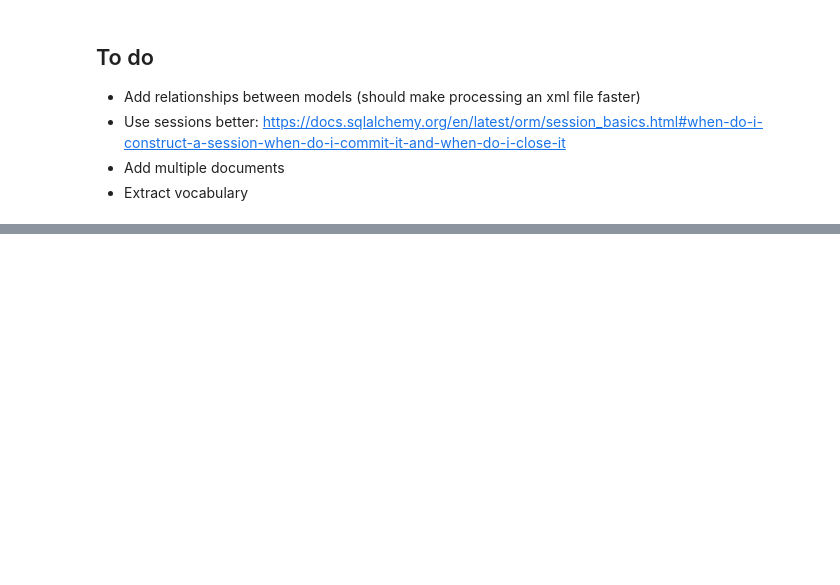
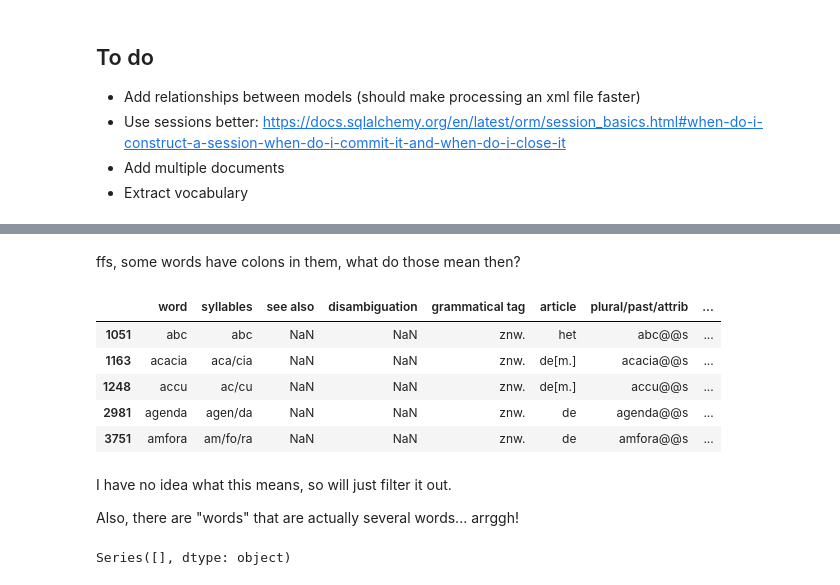
Before and after one commit to TICCLAT/ticclat, a Jupyter notebook: notebooks/ticclat_db_ingestion/groene_boekje.ipynb, the cells around one changed output, grey strips where cells are left out. Drawn from its saved outputs; the diff is of its cells as text; code cells hidden in the pictures; blank space fills up the shorter version.

```diff
--- a/notebooks/ticclat_db_ingestion/groene_boekje.ipynb
+++ b/notebooks/ticclat_db_ingestion/groene_boekje.ipynb
@@ -169,0 +162,6 @@ res
+# %%
+def nd_any(*args):
+    result = (args[0] | args[0])
+    for arg in args:
+        result = (result | arg)
+    return result
@@ -169,0 +316,17 @@ res
+# %% [markdown]
+ffs, some words have colons in them, what do those mean then?
+# %%
+df_GB1995_colon = df_GB1995[nd_any(*tuple(df_GB1995[col].str.contains(':') for col in df_GB1995.columns))]
+# %%
+df_GB1995_colon.head()
+# %% [output]
+|  | word | syllables | see also | disambiguation | grammatical tag | article | plural/past/attrib | ... |
+| 1051 | abc | abc | NaN | NaN | znw. | het | abc@@s | ... |
+| 1163 | acacia | aca/cia | NaN | NaN | znw. | de[m.] | acacia@@s | ... |
+| 1248 | accu | ac/cu | NaN | NaN | znw. | de[m.] | accu@@s | ... |
+| 2981 | agenda | agen/da | NaN | NaN | znw. | de | agenda@@s | ... |
+| 3751 | amfora | am/fo/ra | NaN | NaN | znw. | de | amfora@@s | ... |
+# %% [markdown]
+I have no idea what this means, so will just filter it out.
+
+Also, there are "words" that are actually several words... arrggh!
@@ -169,0 +336,4 @@ res
+# %%
+wordform_df[wordform_df.str.contains(', ')].head()
+# %% [output]
+Series([], dtype: object)
```
Also changed, not shown: parts of 99 cells of this notebook.
